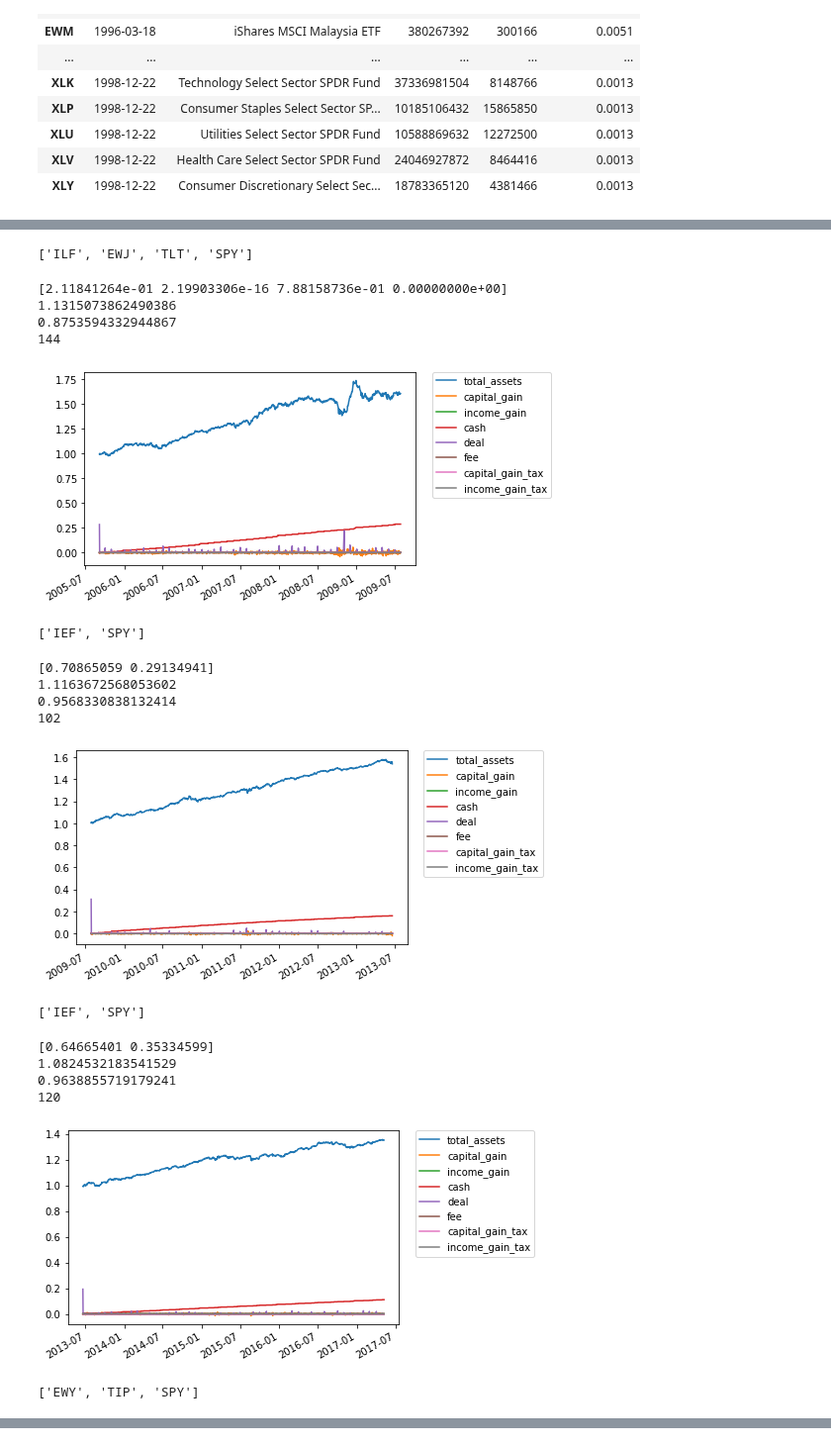
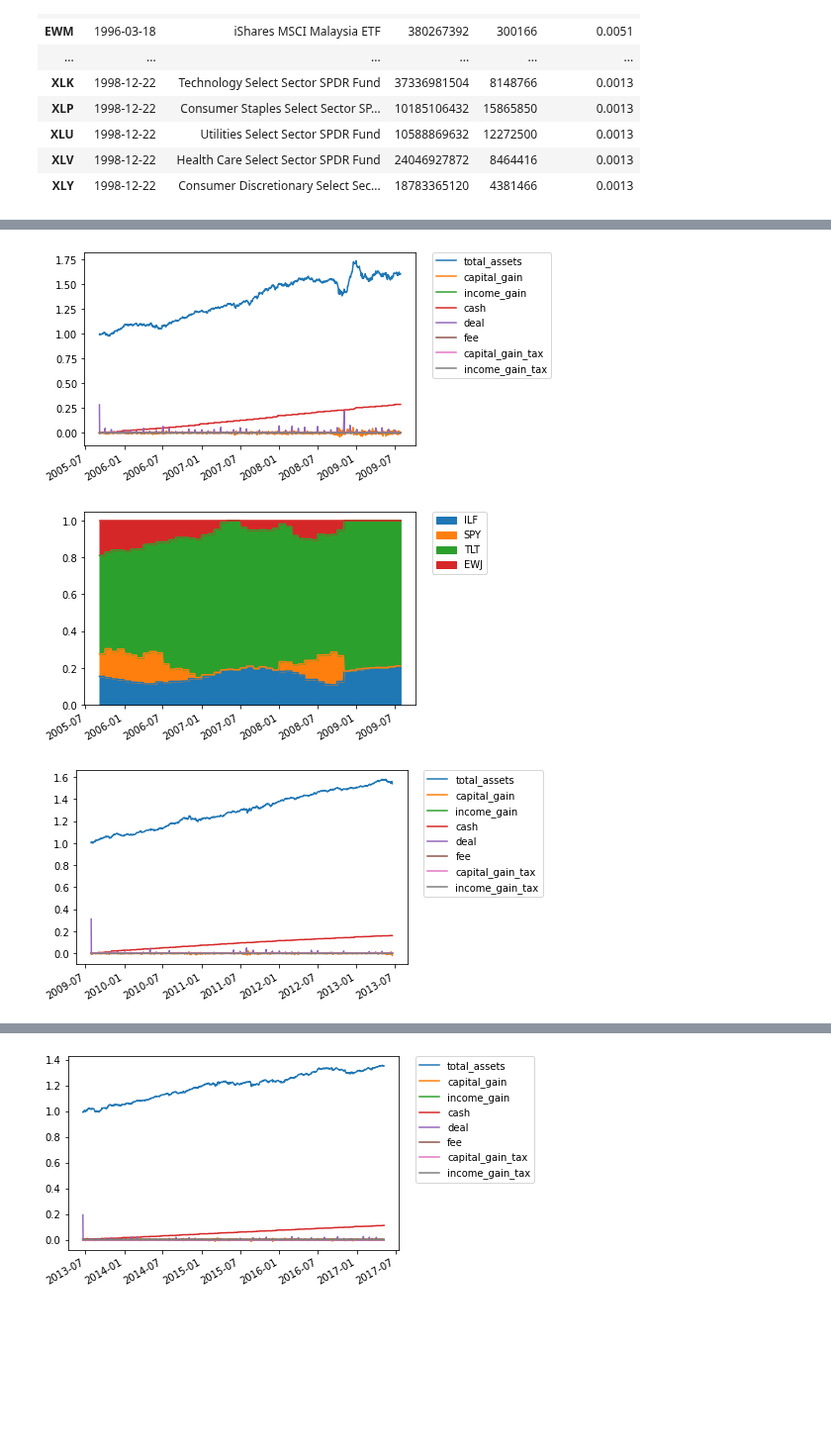
Before and after one commit to sonesuke/mypo, a Jupyter notebook: docs/tutorial/tickers.ipynb, the cells around one changed output, grey strips where cells are left out. Shown at 99% size. Cells and saved outputs as stored; diff of their text form; code cells hidden in the pictures; blank space fills up the shorter version.

```diff
--- a/docs/tutorial/tickers.ipynb
+++ b/docs/tutorial/tickers.ipynb
@@ -118,25 +166,22 @@ folds = split_k_folds(market, 4, 200)
 # %%
 for i in range(len(folds)):
     evaluates = evaluate_combinations(folds[i].get_train(), cluster, optimizer=MaximumDiversificationOptimizer(), verbose=True)
-    print(list(evaluates['combinations'])[0])
     fold = folds[i].filter((list(evaluates['combinations'])[0]))
     optimizer = MaximumDiversificationOptimizer()
     runner = Runner(
-        assets=np.ones(CLUSTERS)/CLUSTERS,
         rebalancer=MonthlyRebalancer(optimizer=optimizer, do_re_optimize=True),
-        cash=0
     )
 
-    runner.run_fold(
+    runner.run(
         fold=fold,
         verbose=True
     )
     report = runner.report()
-    print(optimizer.get_weights())
-    print(yearly_total_return(report))
-    print(max_drawdown(report))
-    print(max_drawdown_span(report))
-    ax = report.plot()
+    print(report.summary())
+    ax = report.history().plot()
     plt.legend(bbox_to_anchor=(1.05, 1), loc='upper left', borderaxespad=0)
     plt.show()
+    ax = report.history_weights().plot.area(stacked=True)
+    plt.legend(bbox_to_anchor=(1.05, 1), loc='upper left', borderaxespad=0)
+    plt.show()
 # %% [output]
@@ -168,25 +205,22 @@ for i in range(len(folds)):
 for i in range(len(folds)):
     df = pd.concat([folds[i].get_train().get_summary(), cluster], axis=1)
     selected_tickers = list(df.groupby('class').idxmax().reset_index(drop=True)['daily return'])
-    print(selected_tickers)
     fold = folds[i].filter(selected_tickers)
     optimizer = MaximumDiversificationOptimizer()
     runner = Runner(
-        assets=np.ones(CLUSTERS)/CLUSTERS,
         rebalancer=MonthlyRebalancer(optimizer=optimizer, do_re_optimize=True),
-        cash=0
     )
 
-    runner.run_fold(
+    runner.run(
         fold=fold,
         verbose=True
     )
     report = runner.report()
-    print(optimizer.get_weights())
-    print(yearly_total_return(report))
-    print(max_drawdown(report))
-    print(max_drawdown_span(report))
-    ax = report.plot()
+    print(report.summary())
+    ax = report.history().plot()
     plt.legend(bbox_to_anchor=(1.05, 1), loc='upper left', borderaxespad=0)
     plt.show()
+    ax = report.history_weights().plot.area(stacked=True)
+    plt.legend(bbox_to_anchor=(1.05, 1), loc='upper left', borderaxespad=0)
+    plt.show()
 # %% [output]
@@ -217,45 +243,24 @@ for i in range(len(folds)):
 # %%
 for i in range(len(folds)):
     selected_tickers = select_by_regression(folds[i].get_train(), threshold=0.8)
-    print(selected_tickers)
     fold = folds[i].filter(selected_tickers)
     optimizer = MaximumDiversificationOptimizer()
-    cluster_n = len(selected_tickers)
     runner = Runner(
-        assets=np.ones(cluster_n)/cluster_n,
         rebalancer=MonthlyRebalancer(optimizer=optimizer, do_re_optimize=True),
-        cash=0
     )
 
-    runner.run_fold(
+    runner.run(
         fold=fold,
         verbose=True
     )
     report = runner.report()
-    print(optimizer.get_weights())
-    print(yearly_total_return(report))
-    print(max_drawdown(report))
-    print(max_drawdown_span(report))
-    ax = report.plot()
+    ax = report.history().plot()
     plt.legend(bbox_to_anchor=(1.05, 1), loc='upper left', borderaxespad=0)
     plt.show()
+    ax = report.history_weights().plot.area(stacked=True)
+    plt.legend(bbox_to_anchor=(1.05, 1), loc='upper left', borderaxespad=0)
+    plt.show()
 # %% [output]
-['ILF', 'EWJ', 'TLT', 'SPY']
-[2.11841264e-01 2.19903306e-16 7.88158736e-01 0.00000000e+00]
-1.1315073862490386
-0.8753594332944867
-144
 [figure]
-['IEF', 'SPY']
-[0.70865059 0.29134941]
-1.1163672568053602
-0.9568330838132414
-102
-[figure, old version]
+[figure, new version]
-['IEF', 'SPY']
-[0.64665401 0.35334599]
-1.0824532183541529
-0.9638855719179241
-120
-[figure, old version]
+[figure, new version]
-['EWY', 'TIP', 'SPY']
@@ -266,0 +268 @@ for i in range(len(folds)):
+[figure, added]
```
Also changed, not shown: parts of 9 cells of this notebook, 9 other files.
